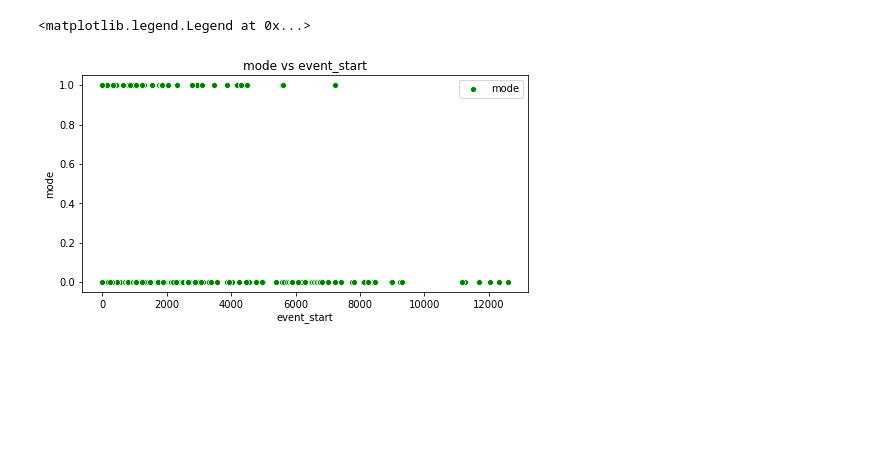
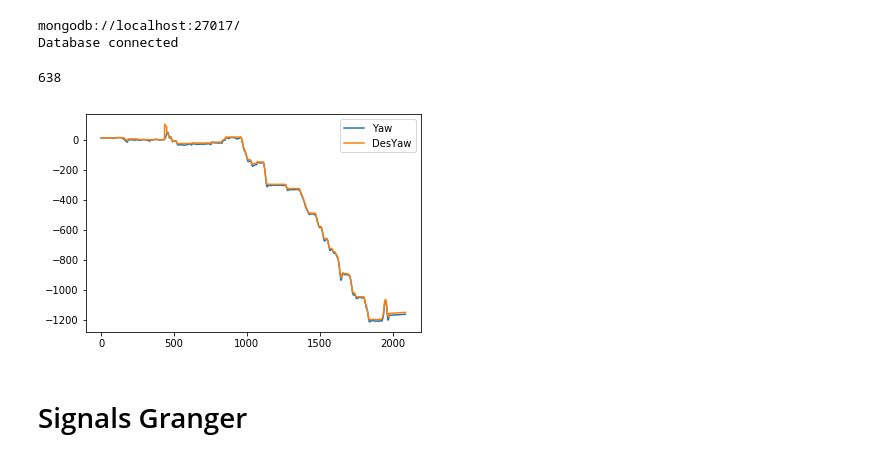
Before and after one commit to Husseinjd/DroneCrashDetection, a Jupyter notebook: phase4_analysis/p4_analysis.ipynb, the cells around one changed output. Drawn from its saved outputs; the diff is of its cells as text; code cells hidden in the pictures; blank space fills up the shorter version.

```diff
--- a/phase4_analysis/p4_analysis.ipynb
+++ b/phase4_analysis/p4_analysis.ipynb
@@ -182,10 +0,0 @@ len(cdf.loc[(cdf.user == 0) & (cdf['mode'] == 1) & (cdf['controller'] == 0 ) ])
-# %%
-plt.figure(figsize=(8,4))
-#sns.scatterplot(x='event_start',y='user',data=cdf,color='red',label='controller',x_jitter=True)
-#sns.scatterplot(x='event_start',y='user',data=cdf,color='blue',label='user',x_jitter=True)
-sns.scatterplot(x='event_start',y='mode',data=cdf,color='green',label='mode')
-plt.title('mode vs event_start')
-plt.legend()
-# %% [output]
-<matplotlib.legend.Legend at 0x...>
-[figure, removed]
@@ -191,0 +29,6 @@ plt.legend()
+# %%
+dt = DataLoader()
+ffiles = load_pickle('.','filtered_files.pickle')
+# %% [output]
+mongodb://localhost:27017/
+Database connected
@@ -191,0 +37,14 @@ plt.legend()
+# %%
+len(resdf.loc [ (resdf.ATT == 1) & (resdf.CTUN == 1) & (resdf.unc_yaw == 1) ,:])
+# %% [output]
+638
+# %%
+df = pd.DataFrame(dt.dbconnector.query('ATT'+'_'+'57ffe3cdbb9f806b20ca8c09'))
+df['Yaw'] = np.unwrap(df['Yaw'],280)
+df['DesYaw'] = np.unwrap(df['DesYaw'],280)
+df[['Yaw','DesYaw']].plot()
+plt.show()
+# %% [output]
+[figure, added]
+# %% [markdown]
+# Signals Granger
```
Also changed, not shown: parts of 43 cells of this notebook, 15 other files.
